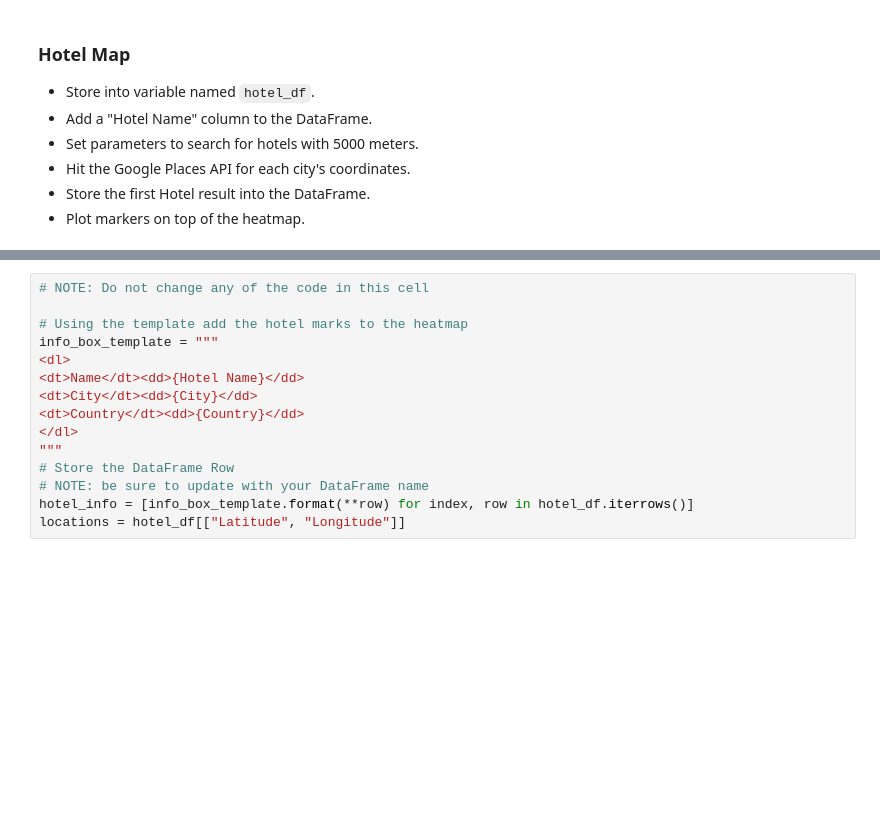
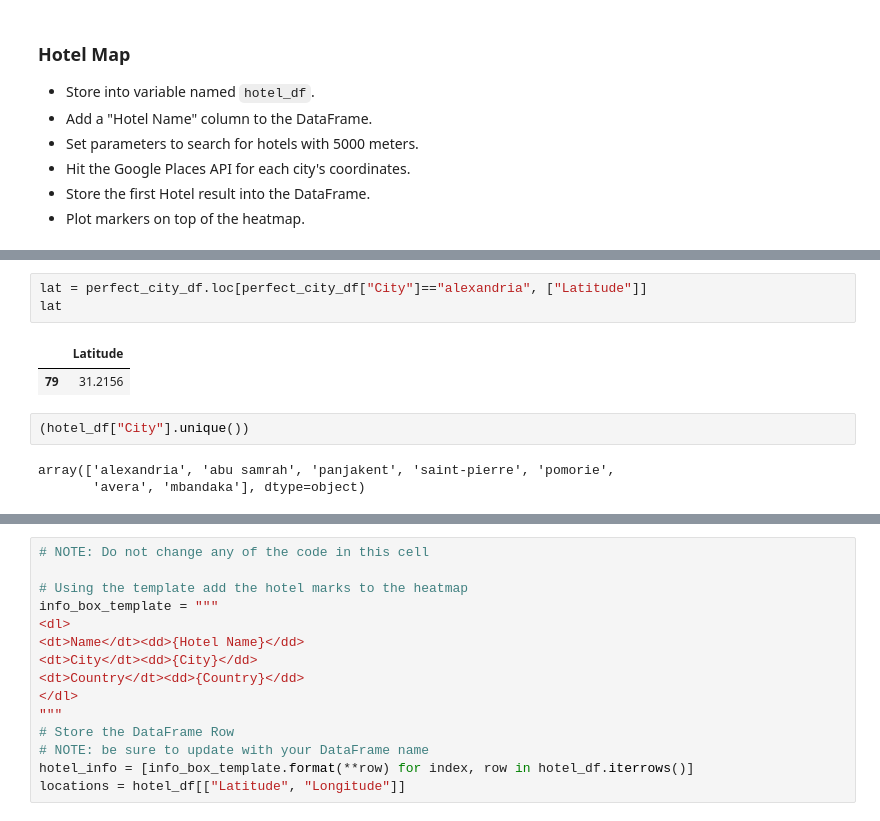
Before and after one commit to DINHC/python-api-challenge, a Jupyter notebook: VacationPy.ipynb, the cells around one changed output, grey strips where cells are left out. Drawn from its saved outputs; the diff is of its cells as text; blank space fills up the shorter version.

```diff
--- a/VacationPy.ipynb
+++ b/VacationPy.ipynb
@@ -143,0 +152,11 @@ hotel_df
+# %%
+lat = perfect_city_df.loc[perfect_city_df["City"]=="alexandria", ["Latitude"]]
+lat
+# %% [output]
+|  | Latitude |
+| 79 | 31.2156 |
+# %%
+(hotel_df["City"].unique())
+# %% [output]
+array(['alexandria', 'abu samrah', 'panjakent', 'saint-pierre', 'pomorie',
+       'avera', 'mbandaka'], dtype=object)
```
Also changed, not shown: parts of 9 cells of this notebook, 1 other file.
